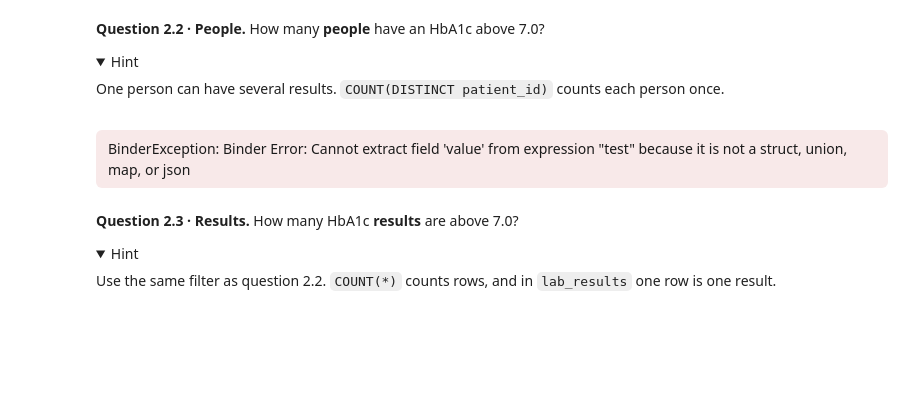
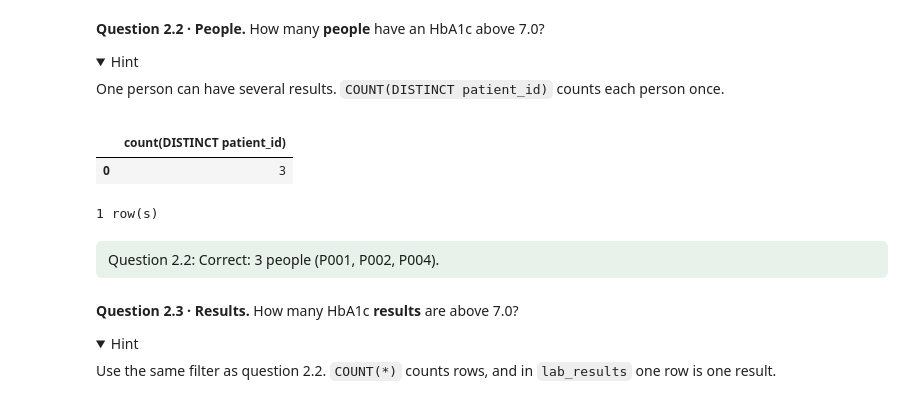
Before and after one commit to Markholmezza/p8105_hw1_zz3593, a Jupyter notebook: public/weeks/05-exercise.ipynb, the cells around one changed output. Saved outputs shown, nothing was run; the diff lists cells and outputs as text; code cells hidden in the pictures; folded sections open; blank space fills up the shorter version.

```diff
--- a/public/weeks/05-exercise.ipynb
+++ b/public/weeks/05-exercise.ipynb
@@ -980,14 +980,16 @@ One person can have several results. `COUNT(DISTINCT patient_id)` counts each pe
 </details>
 # %%
 submit(qid="2.2", sql="""
-SELECT *
+SELECT COUNT(DISTINCT patient_id)
 FROM lab_results
-WHERE test.value > 7.0
-ORDER BY collected_at;
-
+WHERE loinc_code = '4548-4'
+  AND value > 7.0;
 """)
 # %% [output]
+|  | count(DISTINCT patient_id) |
+| 0 | 3 |
+1 row(s)
-BinderException: Binder Error: Cannot extract field 'value' from expression "test" because it is not a struct, union, map, or json
+Question 2.2: Correct: 3 people (P001, P002, P004).
 # %%
 explain("2.2", """
 
```
Also changed, not shown: parts of 5 cells of this notebook.
